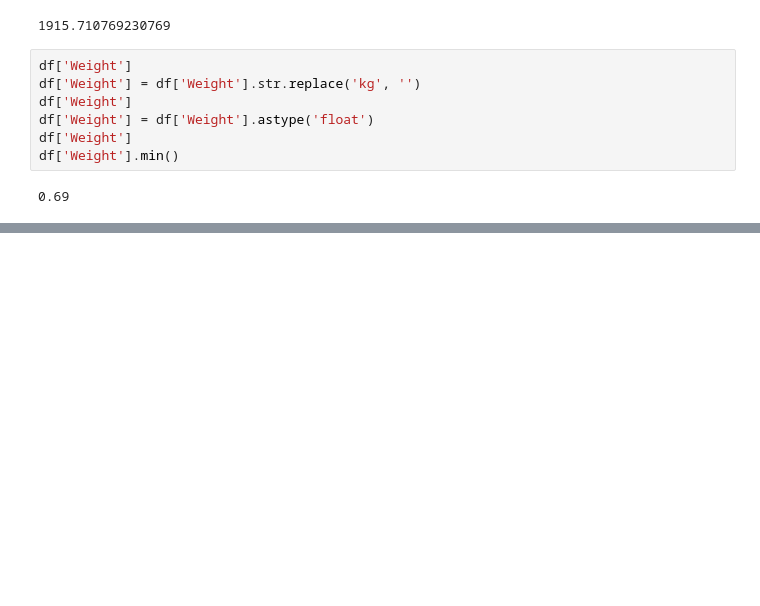
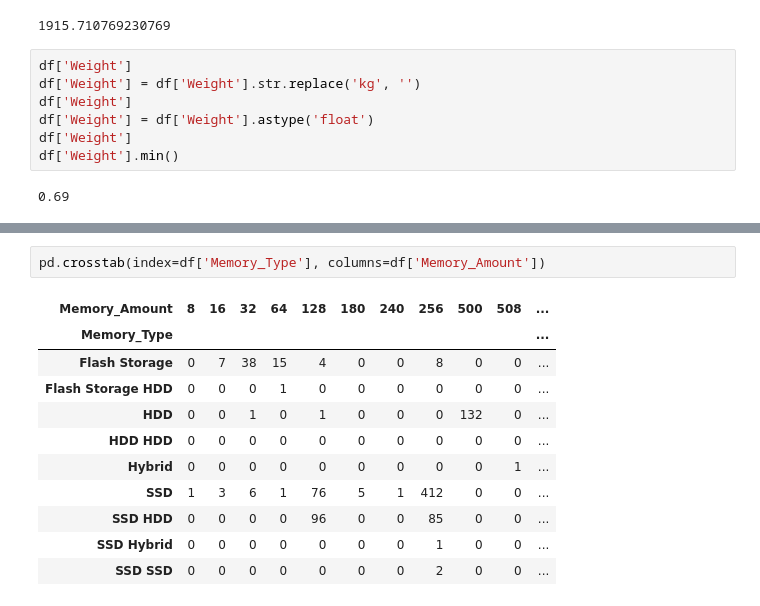
Before and after one commit to MrsMystique/python-repo, a Jupyter notebook: classwork.ipynb, the cells around one changed output, grey strips where cells are left out. Saved outputs shown, nothing was run; the diff lists cells and outputs as text; blank space fills up the shorter version.

```diff
--- a/classwork.ipynb
+++ b/classwork.ipynb
@@ -205,0 +427,14 @@ df['Weight'].min()
+# %%
+pd.crosstab(index=df['Memory_Type'], columns=df['Memory_Amount'])
+# %% [output]
+| Memory_Amount | 8 | 16 | 32 | 64 | 128 | 180 | 240 | 256 | 500 | 508 | ... |
+| Memory_Type |  |  |  |  |  |  |  |  |  |  | ... |
+| Flash Storage | 0 | 7 | 38 | 15 | 4 | 0 | 0 | 8 | 0 | 0 | ... |
+| Flash Storage HDD | 0 | 0 | 0 | 1 | 0 | 0 | 0 | 0 | 0 | 0 | ... |
+| HDD | 0 | 0 | 1 | 0 | 1 | 0 | 0 | 0 | 132 | 0 | ... |
+| HDD HDD | 0 | 0 | 0 | 0 | 0 | 0 | 0 | 0 | 0 | 0 | ... |
+| Hybrid | 0 | 0 | 0 | 0 | 0 | 0 | 0 | 0 | 0 | 1 | ... |
+| SSD | 1 | 3 | 6 | 1 | 76 | 5 | 1 | 412 | 0 | 0 | ... |
+| SSD HDD | 0 | 0 | 0 | 0 | 96 | 0 | 0 | 85 | 0 | 0 | ... |
+| SSD Hybrid | 0 | 0 | 0 | 0 | 0 | 0 | 0 | 1 | 0 | 0 | ... |
+| SSD SSD | 0 | 0 | 0 | 0 | 0 | 0 | 0 | 2 | 0 | 0 | ... |
```
Also changed, not shown: parts of 19 cells of this notebook, 4 other files.
